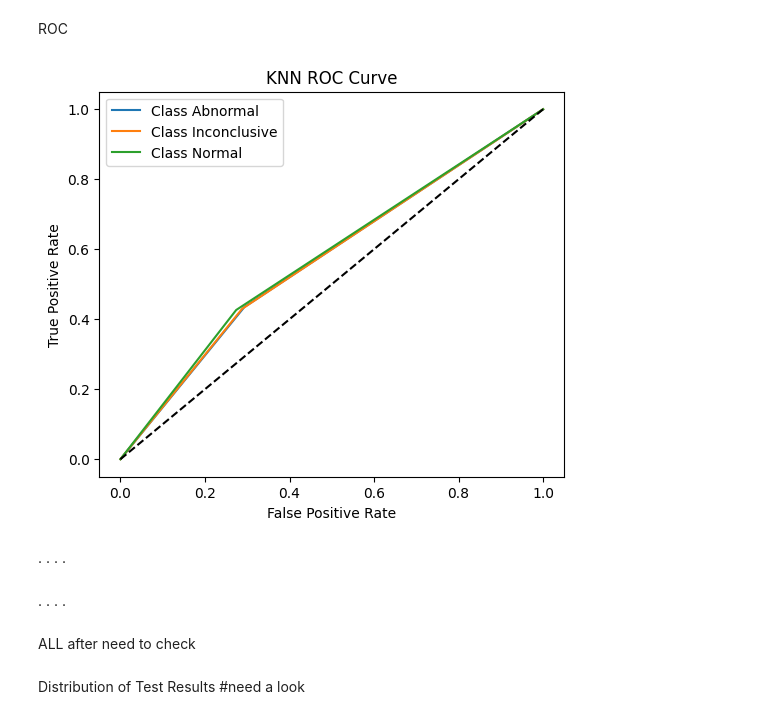
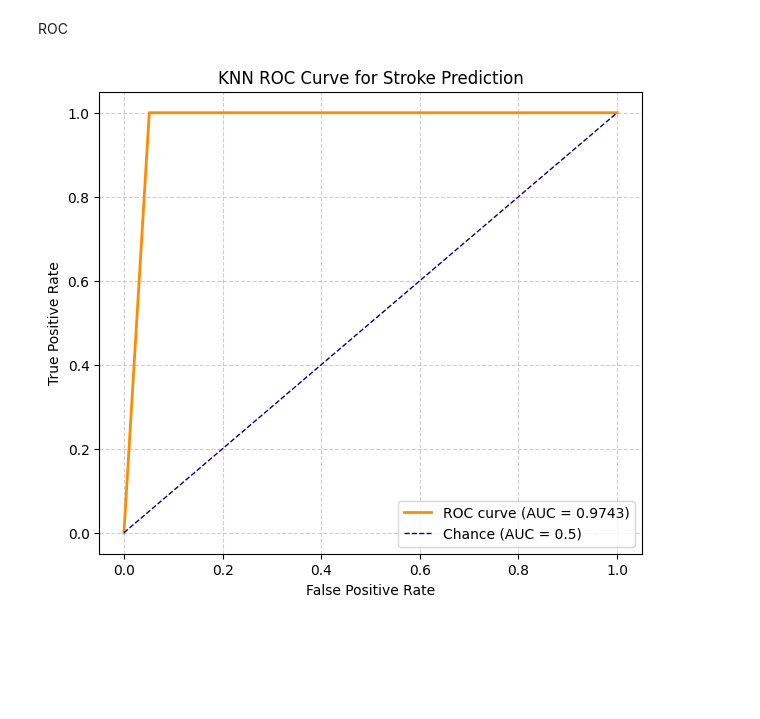
Before and after one commit to LechTheMitch/MachineLearningProject, a Jupyter notebook: notebook/numerical_model_KNN.ipynb, the cells around one changed output. Saved outputs shown, nothing was run; the diff lists cells and outputs as text; code cells hidden in the pictures; blank space fills up the shorter version.

```diff
--- a/notebook/numerical_model_KNN.ipynb
+++ b/notebook/numerical_model_KNN.ipynb
@@ -77,9 +137,4 @@ encoder = OneHotEncoder(sparse_output=False, handle_unknown='ignore')
 
 # encoding categorical features & defining num data
 X_cat = encoder.fit_transform(df[feature_cols])
-X_num = df[['Age', 'Billing Amount']]
-
-# merging cat with num data in one matrix
-X = np.hstack([X_num.values, X_cat]) # feature matrix     --- hstack : horizontal stack <nums at left , one hot at right>
-# encoding target
-y = le.fit_transform(df[target]) # target label     --- 0- Abnormal, 1-Inconclusive, 2- Normal
+X_num = df[['age', 'hypertension', 'heart_disease', 'avg_glucose_level', 'bmi']]
@@ -85,0 +162,7 @@ y = le.fit_transform(df[target]) # target label     --- 0- Abnormal, 1-Inconclus
+# %%
+# handeling missing values
+imputer = KNNImputer()
+
+X_num = imputer.fit_transform(X_num) # knn imputer need 2D matrix << [[ ]] >>
+
+# --why handling missing values after encoding? using KNNimputer needs to work on a numerical columns not categorical
@@ -86,3 +190,8 @@ y = le.fit_transform(df[target]) # target label     --- 0- Abnormal, 1-Inconclus
+# %%
+# merging cat with num data in one matrix
+X = np.hstack([pd.DataFrame(X_num).values, X_cat]) # feature matrix     --- hstack : horizontal stack <nums at left , one hot at right>
+# target
+y = df[target] # target label
 # %%
 # X check
 pd.DataFrame(X).head()
@@ -204,36 +320,24 @@ plt.show()
 # %% [markdown]
 ROC
 # %%
-# Binarize labels for multi-class ROC
-y_test_bin = label_binarize(y_test, classes= np.sort(pd.DataFrame(y)[0].unique()))
-n_classes = y_test_bin.shape[1]
+#     ---- need a check ----
 
-# KNN probabilities
-y_score_knn = knn_gscv.predict_proba(X_test)
+# احتمالات الكلاس 1 فقط
+y_score_knn = knn_gscv.predict_proba(X_test)[:, 1]
 
-plt.figure(figsize=(6,5))
-for i in range(n_classes):
-    fpr, tpr, _ = roc_curve(y_test_bin[:, i], y_score_knn[:, i])
-    plt.plot(fpr, tpr, label=f"Class {le.classes_[i]}")
-plt.plot([0,1], [0,1], 'k--')  # خط الصدفة
-plt.xlabel("False Positive Rate")
-plt.ylabel("True Positive Rate")
-plt.title("KNN ROC Curve")
-plt.legend()
+# حساب FPR و TPR و AUC
+fpr, tpr, _ = roc_curve(y_test, y_score_knn)
+roc_auc = roc_auc_score(y_test, y_score_knn)
+
+# رسم منحنى ROC
+plt.figure(figsize=(7,6))
+plt.plot(fpr, tpr, color='darkorange', lw=2, label=f'ROC curve (AUC = {roc_auc:.4f})')
+plt.plot([0, 1], [0, 1], color='navy', lw=1, linestyle='--', label='Chance (AUC = 0.5)')
+plt.xlabel('False Positive Rate')
+plt.ylabel('True Positive Rate')
+plt.title('KNN ROC Curve for Stroke Prediction')
+plt.legend(loc='lower right')
+plt.grid(True, linestyle='--', alpha=0.6)
 plt.show()
 # %% [output]
-[figure, old version]
+[figure, new version]
-# %% [markdown]
-.
-.
-.
-.
-# %% [markdown]
-.
-.
-.
-.
-# %% [markdown]
-ALL after need to check
-# %% [markdown]
-Distribution of Test Results #need a look
```
Also changed, not shown: parts of 35 cells of this notebook, 5 other files.
